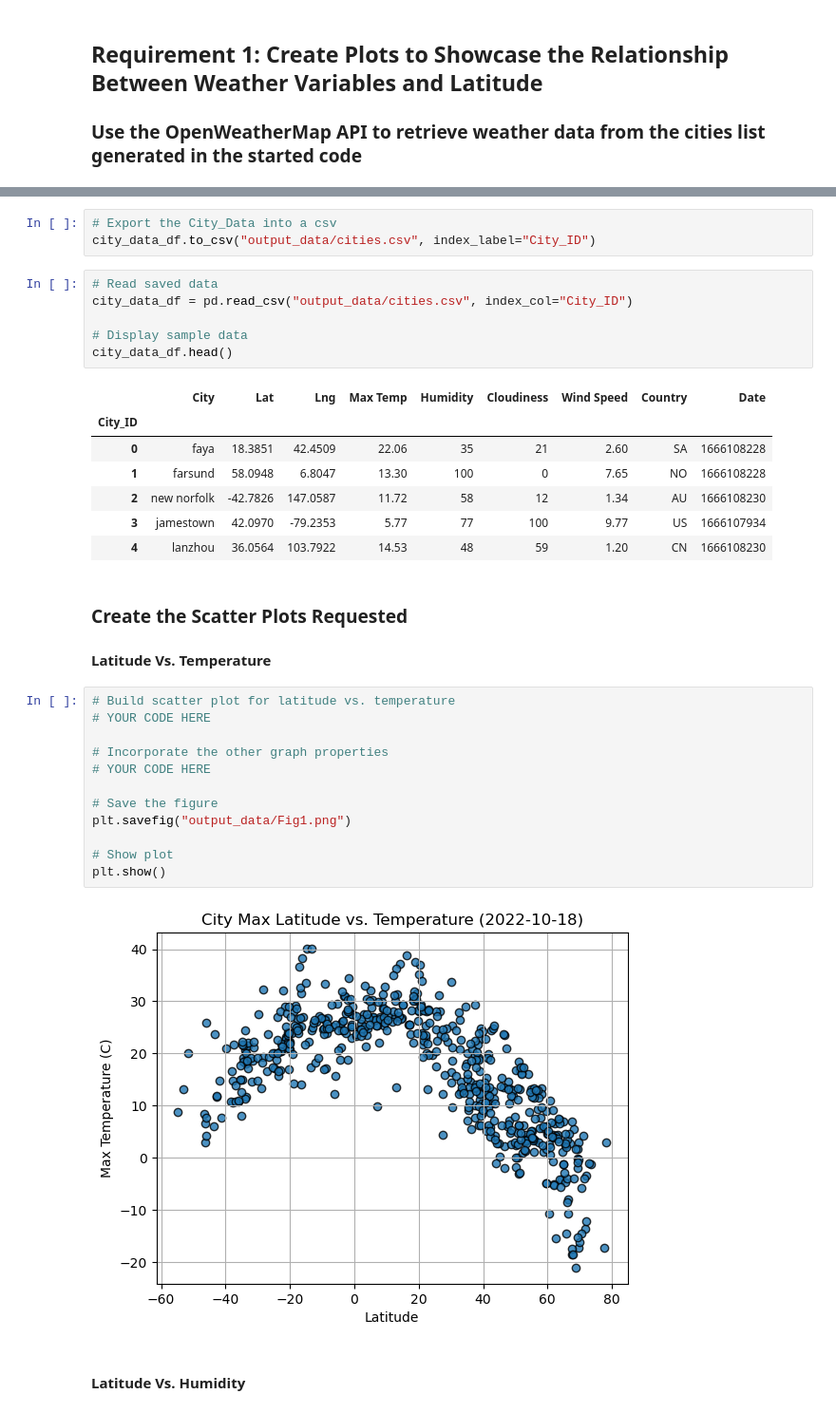
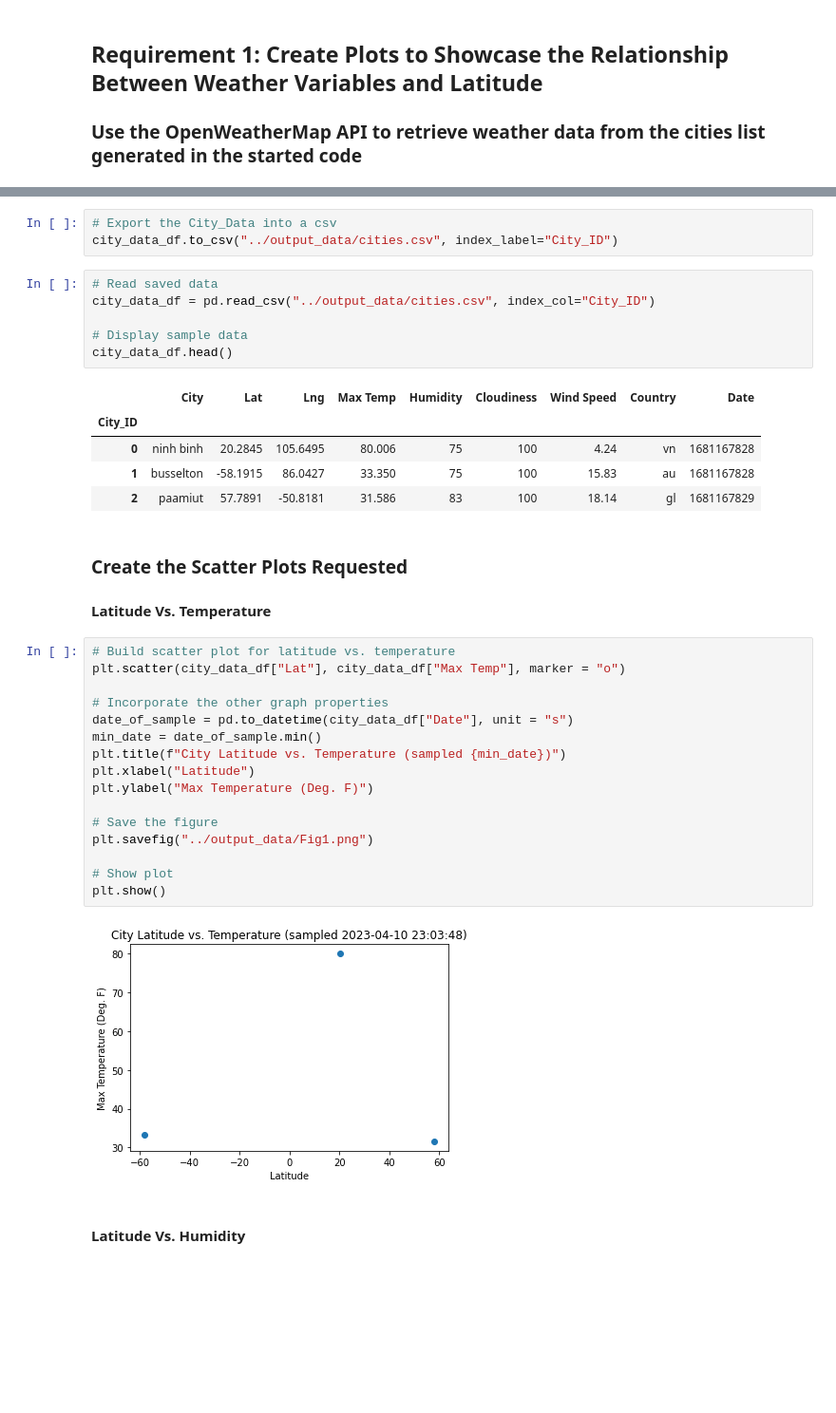
Before and after one commit to gmitt98/python-api-challenge, a Jupyter notebook: WeatherPy/WeatherPy.ipynb, the cells around one changed output, grey strips where cells are left out. Shown at 95% size. Drawn from its saved outputs; the diff is of its cells as text; blank space fills up the shorter version.

```diff
--- a/WeatherPy/WeatherPy.ipynb
+++ b/WeatherPy/WeatherPy.ipynb
@@ -281,38 +323,40 @@ city_data_df.head()
 # %%
 # Export the City_Data into a csv
-city_data_df.to_csv("output_data/cities.csv", index_label="City_ID")
+city_data_df.to_csv("../output_data/cities.csv", index_label="City_ID")
 # %%
 # Read saved data
-city_data_df = pd.read_csv("output_data/cities.csv", index_col="City_ID")
+city_data_df = pd.read_csv("../output_data/cities.csv", index_col="City_ID")
 
 # Display sample data
 city_data_df.head()
 # %% [output]
 |  | City | Lat | Lng | Max Temp | Humidity | Cloudiness | Wind Speed | Country | Date |
 | City_ID |  |  |  |  |  |  |  |  |  |
-| 0 | faya | 18.3851 | 42.4509 | 22.06 | 35 | 21 | 2.60 | SA | 1666108228 |
-| 1 | farsund | 58.0948 | 6.8047 | 13.30 | 100 | 0 | 7.65 | NO | 1666108228 |
-| 2 | new norfolk | -42.7826 | 147.0587 | 11.72 | 58 | 12 | 1.34 | AU | 1666108230 |
-| 3 | jamestown | 42.0970 | -79.2353 | 5.77 | 77 | 100 | 9.77 | US | 1666107934 |
-| 4 | lanzhou | 36.0564 | 103.7922 | 14.53 | 48 | 59 | 1.20 | CN | 1666108230 |
+| 0 | ninh binh | 20.2845 | 105.6495 | 80.006 | 75 | 100 | 4.24 | vn | 1681167828 |
+| 1 | busselton | -58.1915 | 86.0427 | 33.350 | 75 | 100 | 15.83 | au | 1681167828 |
+| 2 | paamiut | 57.7891 | -50.8181 | 31.586 | 83 | 100 | 18.14 | gl | 1681167829 |
 # %% [markdown]
 ### Create the Scatter Plots Requested
 
 #### Latitude Vs. Temperature
 # %%
 # Build scatter plot for latitude vs. temperature
-# YOUR CODE HERE
+plt.scatter(city_data_df["Lat"], city_data_df["Max Temp"], marker = "o")
 
 # Incorporate the other graph properties
-# YOUR CODE HERE
+date_of_sample = pd.to_datetime(city_data_df["Date"], unit = "s")
+min_date = date_of_sample.min()
+plt.title(f"City Latitude vs. Temperature (sampled {min_date})")
+plt.xlabel("Latitude")
+plt.ylabel("Max Temperature (Deg. F)")
 
 # Save the figure
-plt.savefig("output_data/Fig1.png")
+plt.savefig("../output_data/Fig1.png")
 
 # Show plot
 plt.show()
 # %% [output]
-[figure, old version]
+[figure, new version]
 # %% [markdown]
 #### Latitude Vs. Humidity
 # %%
```
Also changed, not shown: parts of 8 cells of this notebook, 5 other files.
